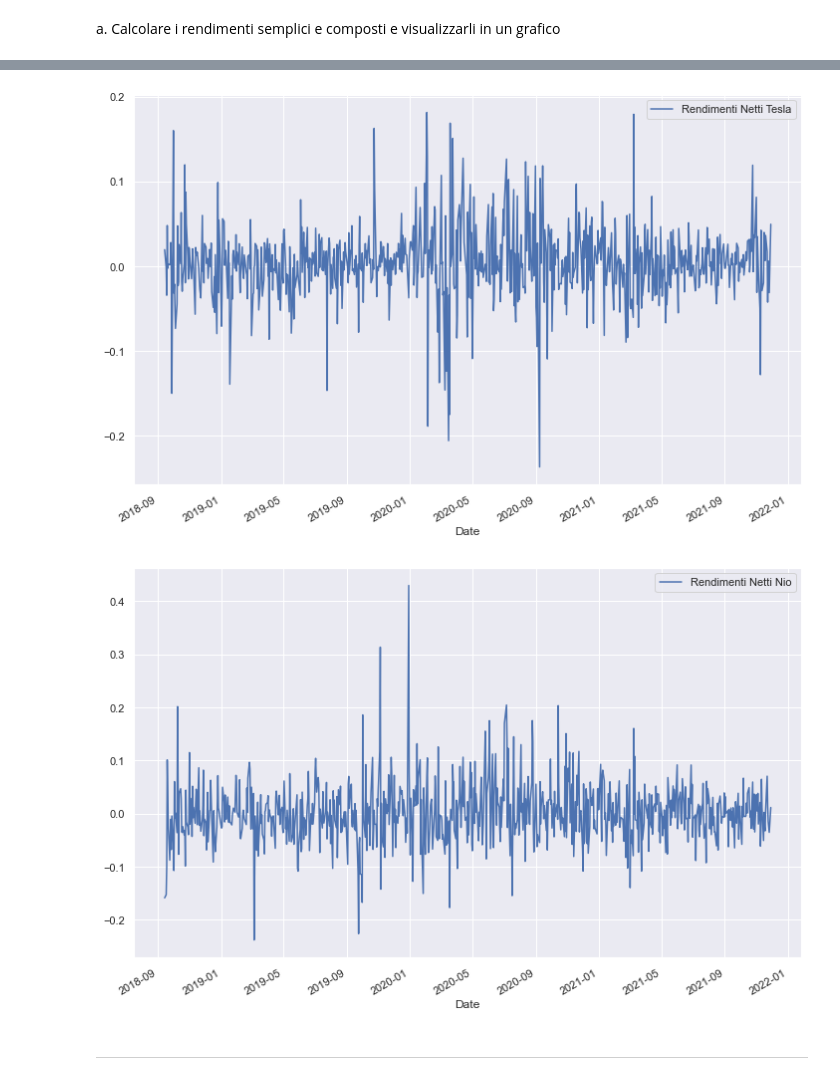
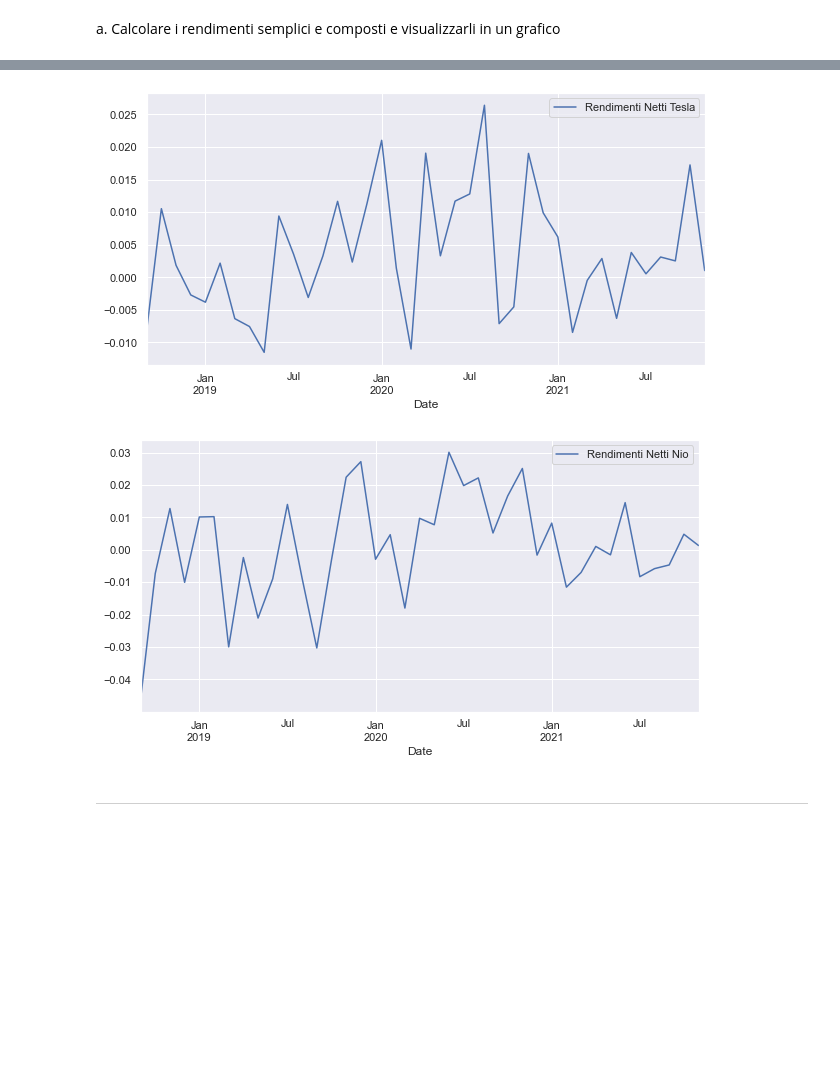
Before and after one commit to Simonotos/BusinessProject, a Jupyter notebook: BusinessProject.ipynb, the cells around one changed output, grey strips where cells are left out. Saved outputs shown, nothing was run; the diff lists cells and outputs as text; code cells hidden in the pictures; blank space fills up the shorter version.

```diff
--- a/BusinessProject.ipynb
+++ b/BusinessProject.ipynb
@@ -380,7 +381,6 @@ a. Calcolare i rendimenti semplici e composti e visualizzarli in un grafico
 import numpy as np
 import matplotlib.pyplot as plt
 
-#Tecnologia
 rendimenti_df = pd.DataFrame()
 tesla_df = tesla_df[['Adj Close']]
 nio_df = nio_df[['Adj Close']]
@@ -396,7 +396,8 @@ rendimenti_df["Rendimenti Lordi Tesla"] = rendimenti_lordi_tesla
 rendimenti_df["Rendimenti Netti Nio"] = rendimenti_netti_nio
 rendimenti_df["Rendimenti Lordi Nio"] = rendimenti_lordi_nio
 rendimenti_df = rendimenti_df.dropna()
-rendimenti_df
+rendimenti_df = rendimenti_df.groupby(pd.Grouper(freq='M')).mean()
+rendimenti_df.head()
 # %% [output]
 |  | Rendimenti Netti Tesla | Rendimenti Lordi Tesla | Rendimenti Netti Nio | Rendimenti Lordi Nio |
 | Date |  |  |  |  |
@@ -415,13 +409,13 @@ rendimenti_df
 # %%
-rendimenti_df[["Rendimenti Netti Tesla"]].plot(figsize=(12,8))
+rendimenti_df[["Rendimenti Netti Tesla"]].plot(figsize=(10,5))
 plt.show()
 # %% [output]
-[figure, old version]
+[figure, new version]
 # %%
-rendimenti_df[["Rendimenti Netti Nio"]].plot(figsize=(12,8))
+rendimenti_df[["Rendimenti Netti Nio"]].plot(figsize=(10,5))
 plt.show()
 # %% [output]
-[figure, old version]
+[figure, new version]
 # %% [markdown]
 _______________________________________________________________________________________________________
 # %% [markdown]
```
Also changed, not shown: parts of 60 cells of this notebook, 1 other file.
